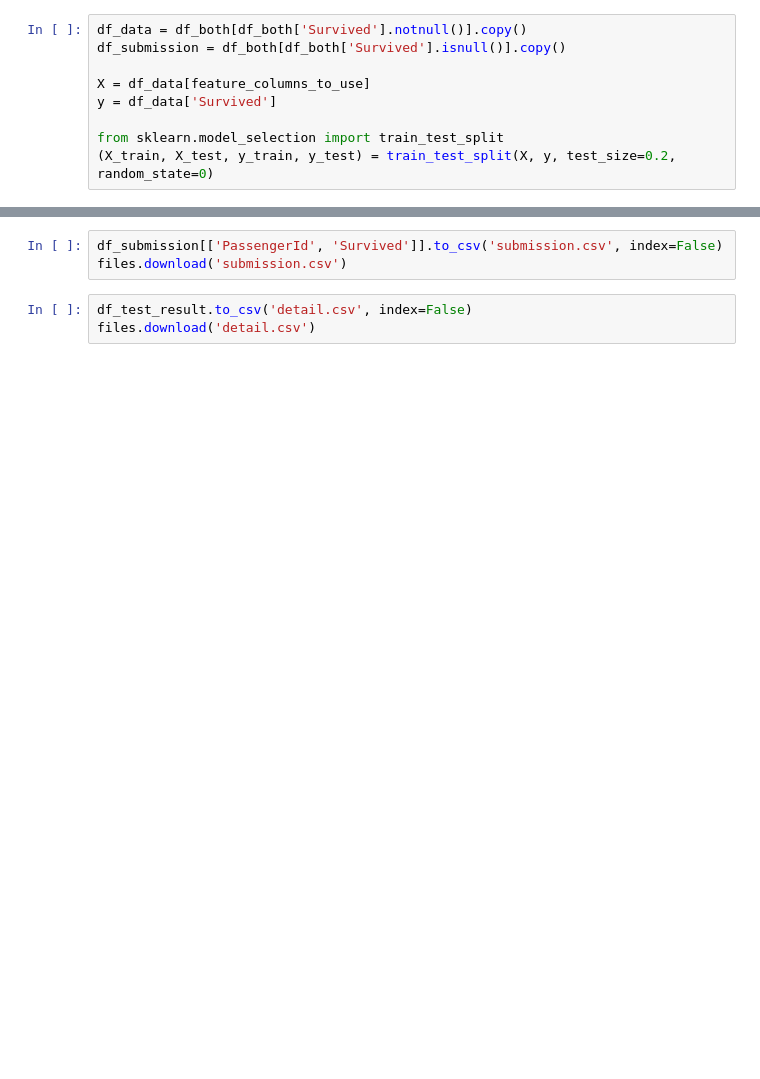
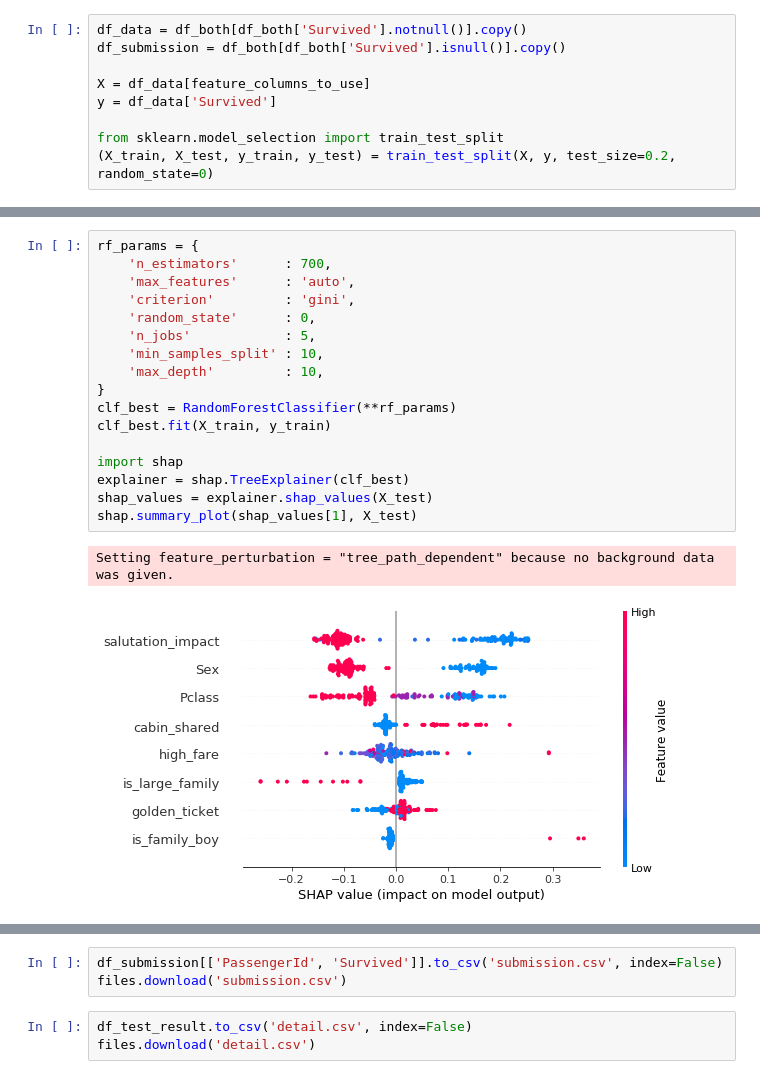
Before and after one commit to masatoomori/kaggle-titanic, a Jupyter notebook: titanic/kaggle_titanic.ipynb, the cells around one changed output, grey strips where cells are left out. Drawn from its saved outputs; the diff is of its cells as text; blank space fills up the shorter version.

```diff
--- a/titanic/kaggle_titanic.ipynb
+++ b/titanic/kaggle_titanic.ipynb
@@ -416,2 +443,22 @@ eli5.show_weights(perm, feature_names=X_test.columns.tolist())
+# %%
+rf_params = {
+    'n_estimators'      : 700,
+    'max_features'      : 'auto',
+    'criterion'         : 'gini',
+    'random_state'      : 0,
+    'n_jobs'            : 5,
+    'min_samples_split' : 10,
+    'max_depth'         : 10,
+}
+clf_best = RandomForestClassifier(**rf_params)
+clf_best.fit(X_train, y_train)
+
+import shap
+explainer = shap.TreeExplainer(clf_best)
+shap_values = explainer.shap_values(X_test)
+shap.summary_plot(shap_values[1], X_test)
+# %% [output]
+Setting feature_perturbation = "tree_path_dependent" because no background data was given.
+[figure, added]
 # %%
 for c in feature_columns_to_use:
```
Also changed, not shown: parts of 20 cells of this notebook, 3 other files.
